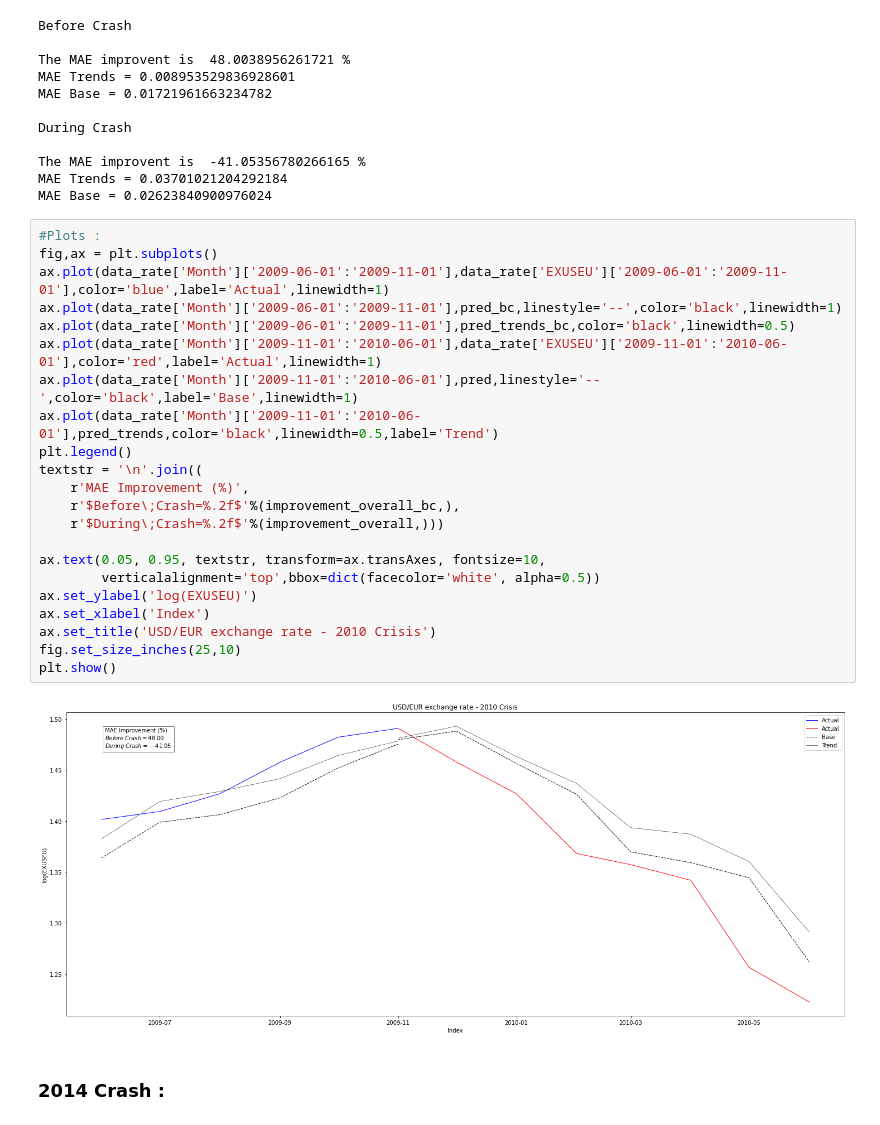
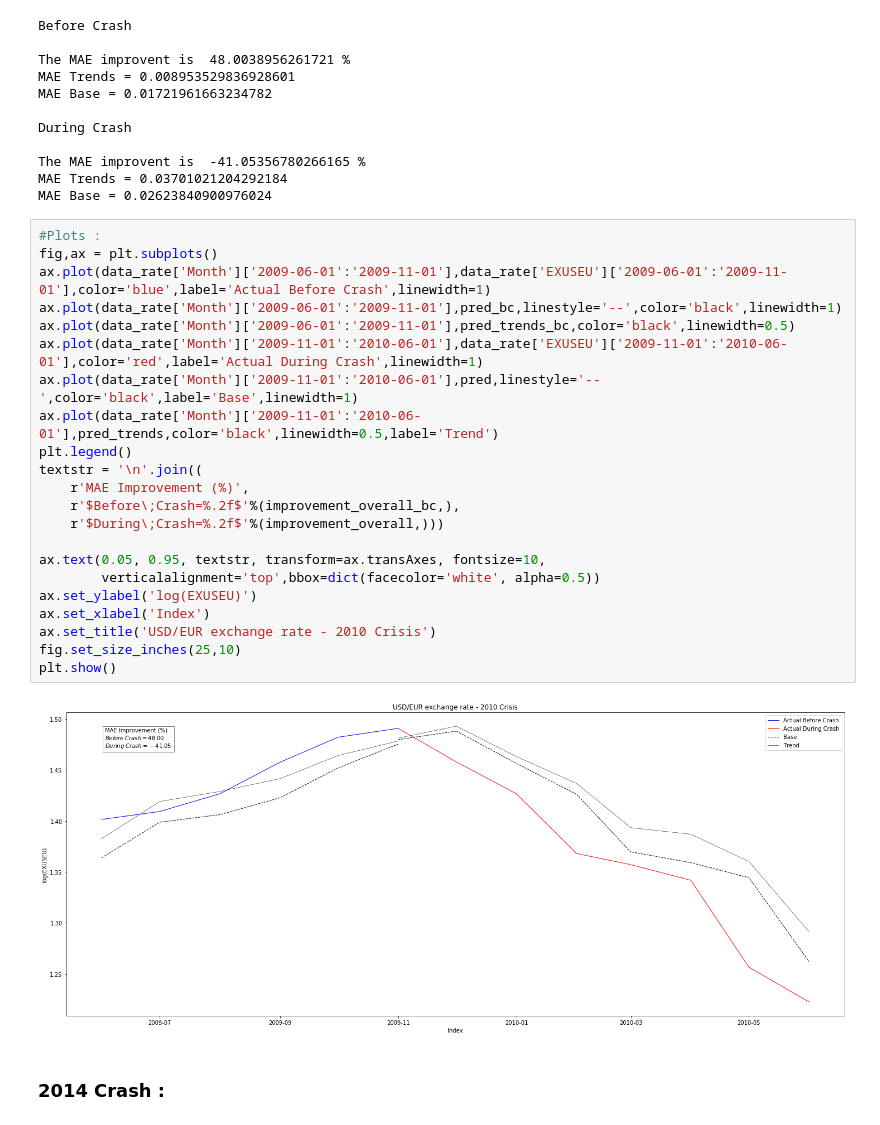
Before and after one commit to epfl-ada/ada-2020-project-milestone-p3-p3_adaimb, a Jupyter notebook: MilestoneP4.ipynb, the cells around one changed output. Drawn from its saved outputs; the diff is of its cells as text.

```diff
--- a/MilestoneP4.ipynb
+++ b/MilestoneP4.ipynb
@@ -985,27 +975,27 @@ MAE Base = 0.02623840900976024
 # %%
 #Plots :
 fig,ax = plt.subplots()
-ax.plot(data_rate['Month']['2009-06-01':'2009-11-01'],data_rate['EXUSEU']['2009-06-01':'2009-11-01'],color='blue',label='Actual',linewidth=1)
+ax.plot(data_rate['Month']['2009-06-01':'2009-11-01'],data_rate['EXUSEU']['2009-06-01':'2009-11-01'],color='blue',label='Actual Before Crash',linewidth=1)
 ax.plot(data_rate['Month']['2009-06-01':'2009-11-01'],pred_bc,linestyle='--',color='black',linewidth=1)
 ax.plot(data_rate['Month']['2009-06-01':'2009-11-01'],pred_trends_bc,color='black',linewidth=0.5)
-ax.plot(data_rate['Month']['2009-11-01':'2010-06-01'],data_rate['EXUSEU']['2009-11-01':'2010-06-01'],color='red',label='Actual',linewidth=1)
+ax.plot(data_rate['Month']['2009-11-01':'2010-06-01'],data_rate['EXUSEU']['2009-11-01':'2010-06-01'],color='red',label='Actual During Crash',linewidth=1)
 ax.plot(data_rate['Month']['2009-11-01':'2010-06-01'],pred,linestyle='--',color='black',label='Base',linewidth=1)
 ax.plot(data_rate['Month']['2009-11-01':'2010-06-01'],pred_trends,color='black',linewidth=0.5,label='Trend')
 plt.legend()
 textstr = '\n'.join((
     r'MAE Improvement (%)',
     r'$Before\;Crash=%.2f$'%(improvement_overall_bc,),
     r'$During\;Crash=%.2f$'%(improvement_overall,)))
 
 ax.text(0.05, 0.95, textstr, transform=ax.transAxes, fontsize=10,
         verticalalignment='top',bbox=dict(facecolor='white', alpha=0.5))
 ax.set_ylabel('log(EXUSEU)')
 ax.set_xlabel('Index')
 ax.set_title('USD/EUR exchange rate - 2010 Crisis')
 fig.set_size_inches(25,10)
 plt.show()
 # %% [output]
-[figure, old version]
+[figure, new version]
 # %% [markdown]
 ### 2014 Crash :
 # %%
```
Also changed, not shown: parts of 21 cells of this notebook.
